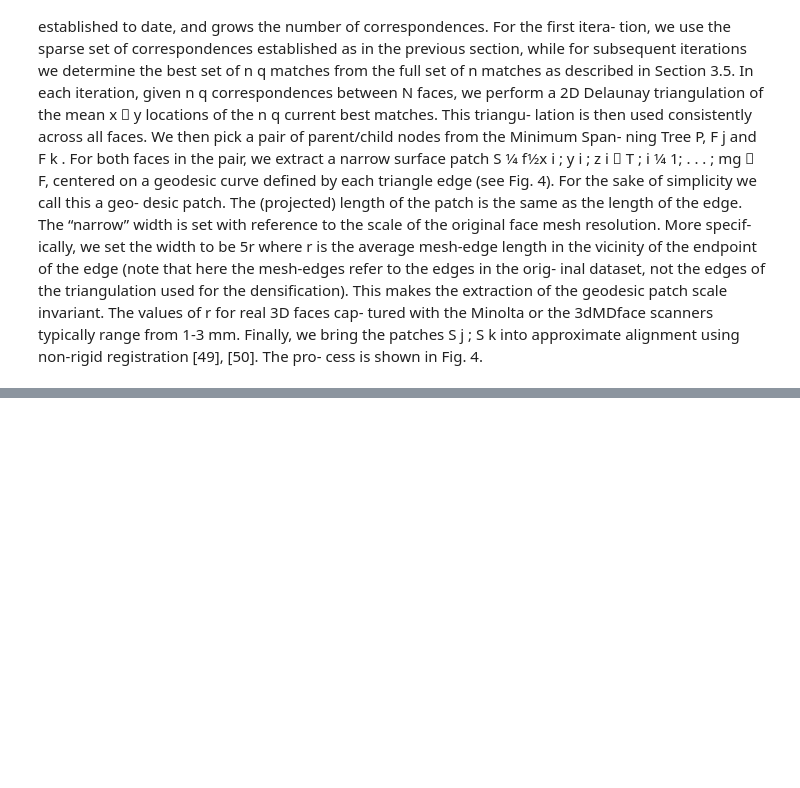
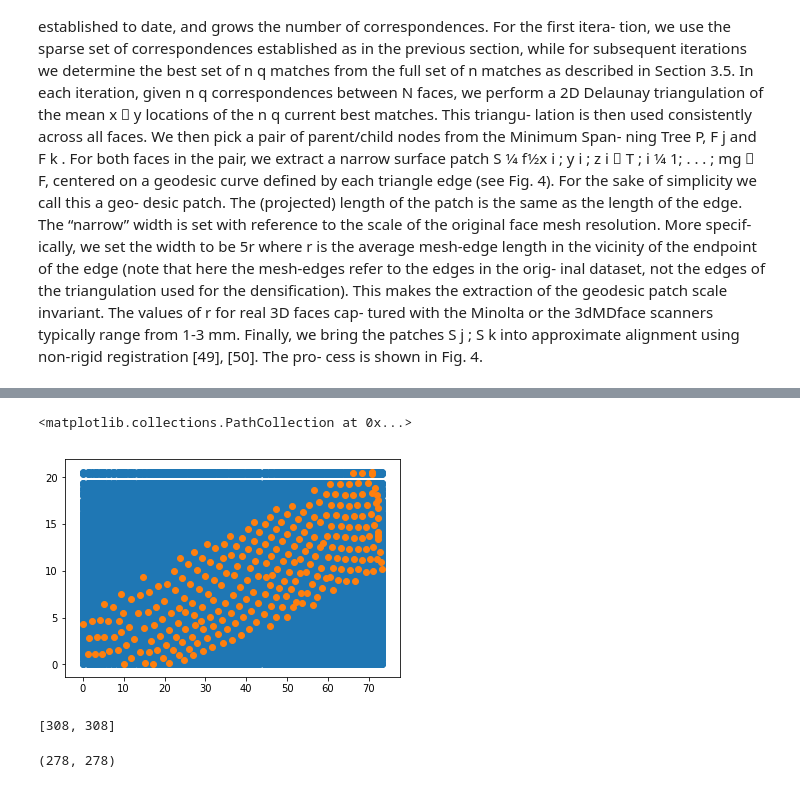
Before and after one commit to pyaf/Dense-3D-Face-Correspondence, a Jupyter notebook: hemanth.ipynb, the cells around one changed output, grey strips where cells are left out. Cells and saved outputs as stored; diff of their text form; code cells hidden in the pictures; blank space fills up the shorter version.

```diff
--- a/hemanth.ipynb
+++ b/hemanth.ipynb
@@ -166,0 +187,3 @@ patch.shape
+# %%
+x1, y1, z1 = hull[1, :]
+patch1 = get_patch(points1, hull, x1, y1, z1)
@@ -252,0 +316,11 @@ z.shape
+# %%
+plt.scatter(x, y);
+plt.scatter(x1, y1)
+# %% [output]
+<matplotlib.collections.PathCollection at 0x...>
+[figure, added]
+# %%
+
+[len(x), len(y)]
+# %% [output]
+[308, 308]
@@ -252,0 +329,4 @@ z.shape
+# %%
+int_values.shape
+# %% [output]
+(278, 278)
```
Also changed, not shown: parts of 30 cells of this notebook.
